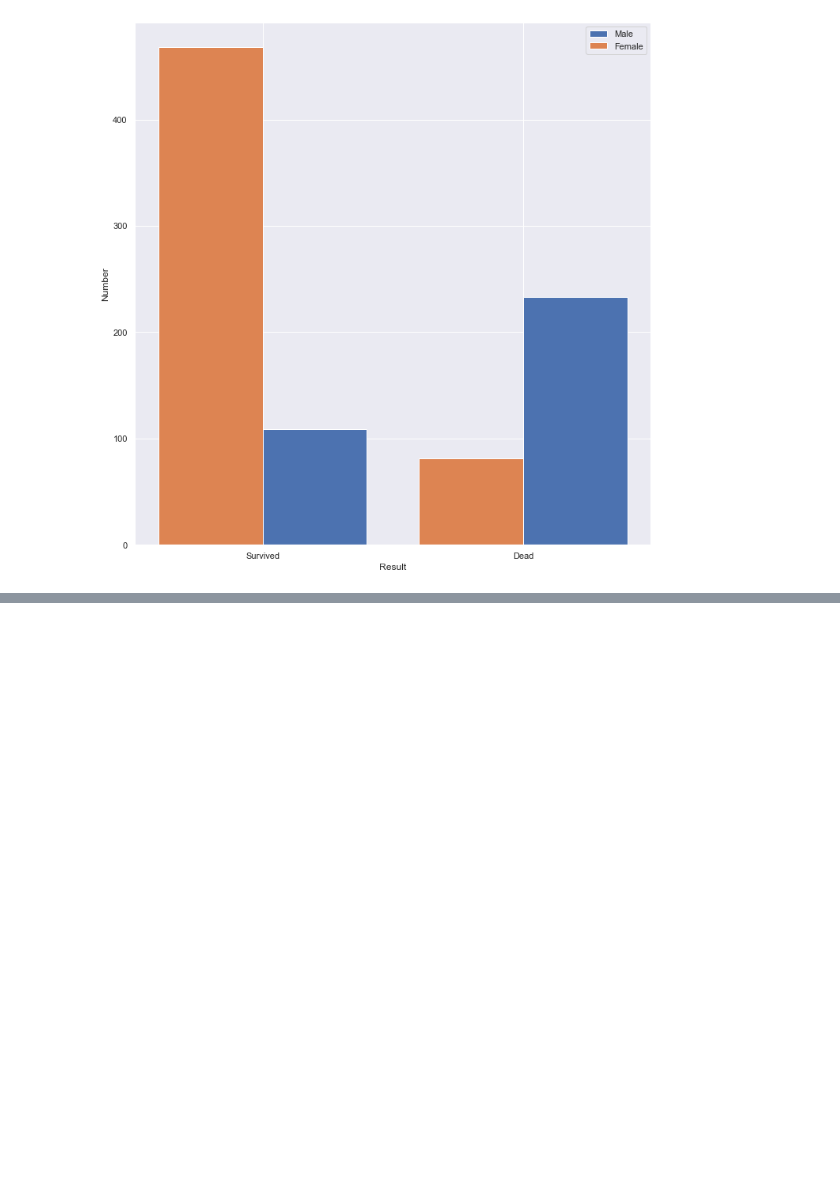
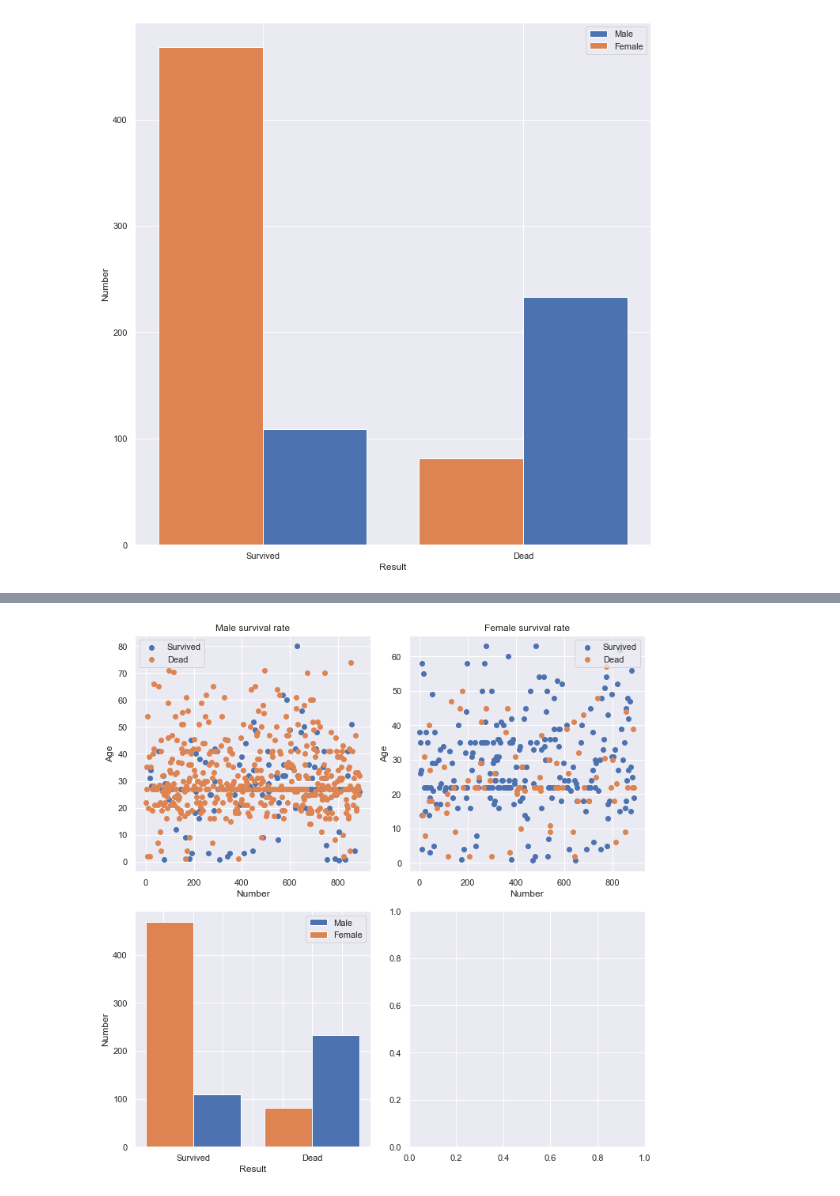
Before and after one commit to Sriram-bb63/titanic-survival-prediction, a Jupyter notebook: EOD.ipynb, the cells around one changed output, grey strips where cells are left out. Cells and saved outputs as stored; diff of their text form; code cells hidden in the pictures; blank space fills up the shorter version.

```diff
--- a/EOD.ipynb
+++ b/EOD.ipynb
@@ -100,0 +106,35 @@ plt.show()
+# %%
+sex_fig, ((male_age_scatter_ax, female_age_scatter_ax), (servival_sex_bar_ax, a4)) = plt.subplots(2, 2)
+
+male_age_scatter_ax.scatter(df_survived_male.index, df_survived_male["Age"], label="Survived")
+male_age_scatter_ax.scatter(df_dead_male.index, df_dead_male["Age"], label="Dead")
+male_age_scatter_ax.legend()
+male_age_scatter_ax.set_xlabel("Number")
+male_age_scatter_ax.set_ylabel("Age")
+male_age_scatter_ax.set_title("Male survival rate")
+
+female_age_scatter_ax.scatter(df_survived_female.index, df_survived_female["Age"], label="Survived")
+female_age_scatter_ax.scatter(df_dead_female.index, df_dead_female["Age"], label="Dead")
+female_age_scatter_ax.legend()
+female_age_scatter_ax.set_xlabel("Number")
+female_age_scatter_ax.set_ylabel("Age")
+female_age_scatter_ax.set_title("Female survival rate")
+
+x = np.arange(1, 3)
+y1 = [len(df_survived_male), len(df_survived_female)]
+y2 = [len(df_dead_male), len(df_dead_female)]
+servival_sex_bar_ax.set_ylabel("Number")
+servival_sex_bar_ax.set_xlabel("Result")
+width = 0.40
+servival_sex_bar_ax.set_xticklabels(["", "", "Survived", "", "", "", "Dead"])
+servival_sex_bar_ax.bar(x+0.2, y1, width=0.40, label="Male")
+servival_sex_bar_ax.bar(x-0.2, y2, width=0.40, label="Female")
+servival_sex_bar_ax.legend()
+
+# a4.scatter(df_survived_female.index, df_survived_female["Age"], label="Female | Survived")
+# a4.scatter(df_dead_female.index, df_dead_female["Age"], label="Female | Dead")
+# a4.set_title("a4")
+
+plt.tight_layout()
+# %% [output]
+[figure, added]
```
Also changed, not shown: parts of 9 cells of this notebook.
